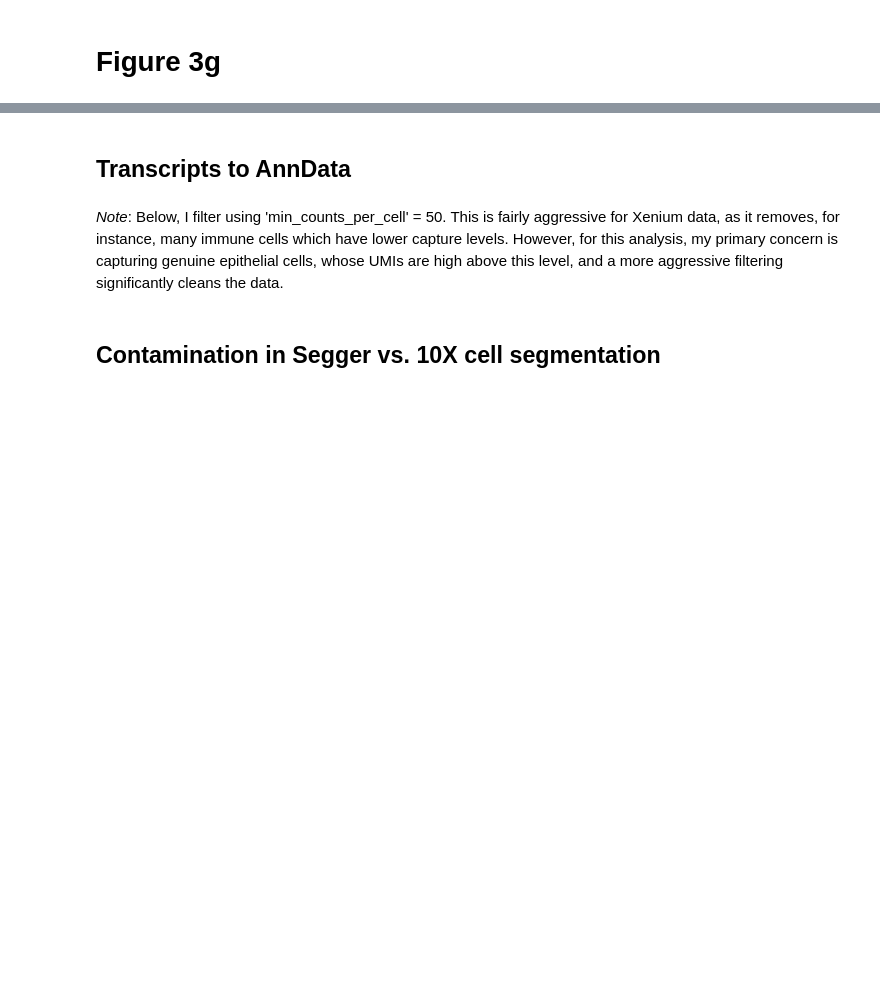
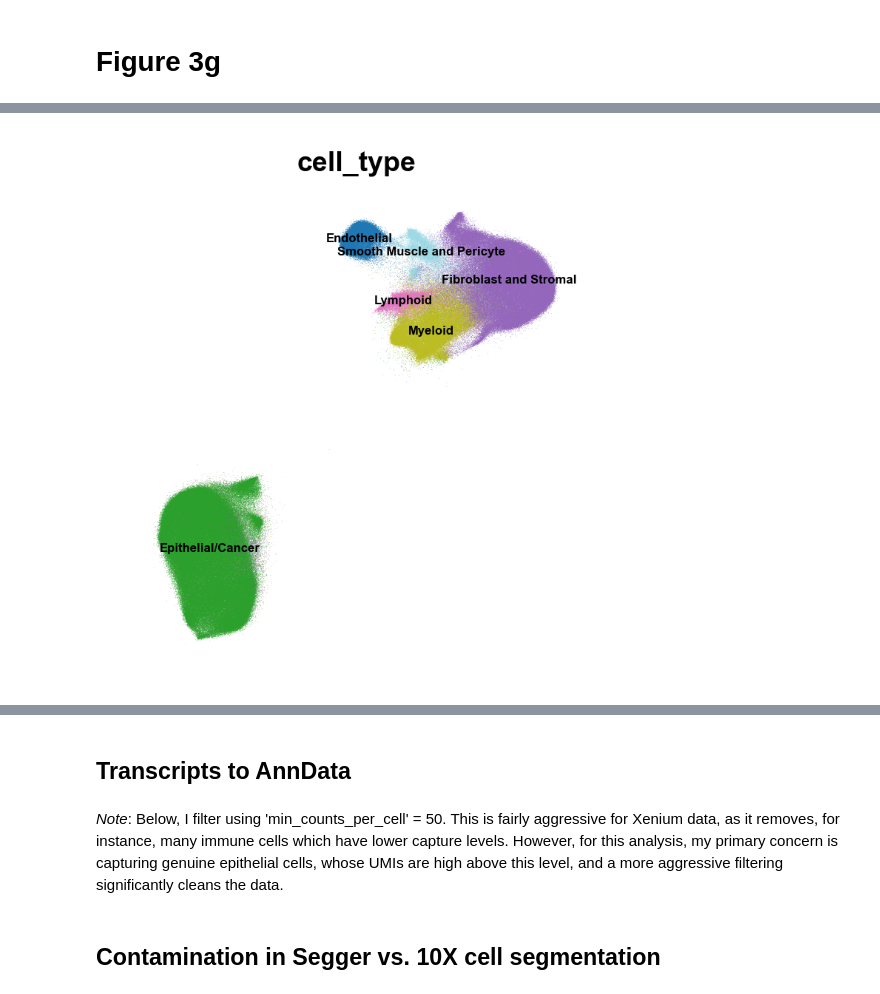
Before and after one commit to dpeerlab/segger-analysis, a Jupyter notebook: notebooks/figure_3g.ipynb, the cells around one changed output, grey strips where cells are left out. Saved outputs shown, nothing was run; the diff lists cells and outputs as text; code cells hidden in the pictures; blank space fills up the shorter version.

```diff
--- a/notebooks/figure_3g.ipynb
+++ b/notebooks/figure_3g.ipynb
@@ -14,3 +14,5 @@ from sg_utils.pp.preprocess_rapids import preprocess_rapids
 from sg_utils.pl.plot_embedding import plot_embedding
 from sg_utils.pl.plot_volcano import plot_volcano
 import anndata
+# %%
+seg_col = 'baysor_cell_id_c=0.5'
@@ -16,0 +23,13 @@ import anndata
+# %%
+# Subset Segger data to high-confidence transcripts
+mask = np.full(transcripts.shape[0], True)
+if 'segger' in seg_col:
+    score_col = seg_col.replace('cell_id', 'score')
+    mask &= transcripts[score_col].gt(0.5)
+
+# Transcripts to anndata
+ad = anndata_from_transcripts(
+    transcripts[mask],
+    cell_label=seg_col,
+    gene_label='feature_name',
+)
@@ -16,0 +60,14 @@ import anndata
+# %%
+fig = plot_embedding(
+    ad,
+    'cell_type',
+    basis='X_umap',
+    layer='lognorm',
+    legend_loc='on data',
+    legend_fontsize=4,
+    dim=3,
+    s=0.1,
+    sort_order=True,
+)
+# %% [output]
+[figure, added]
```
Also changed, not shown: parts of 15 cells of this notebook, 27 other files.
